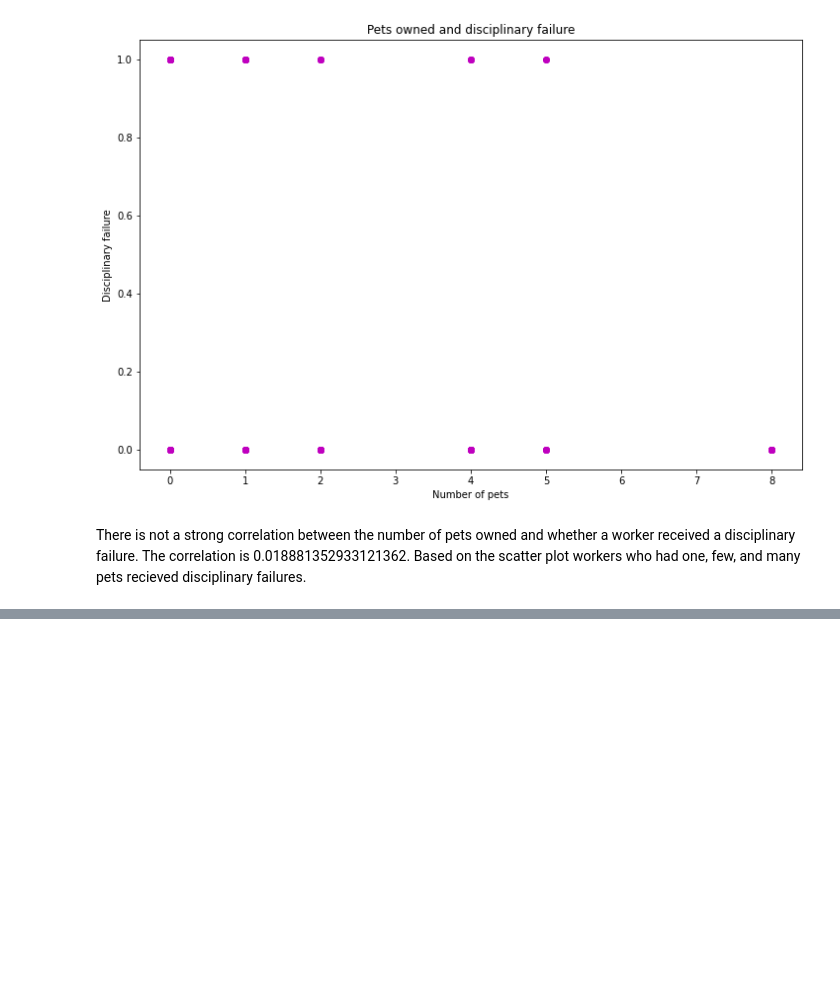
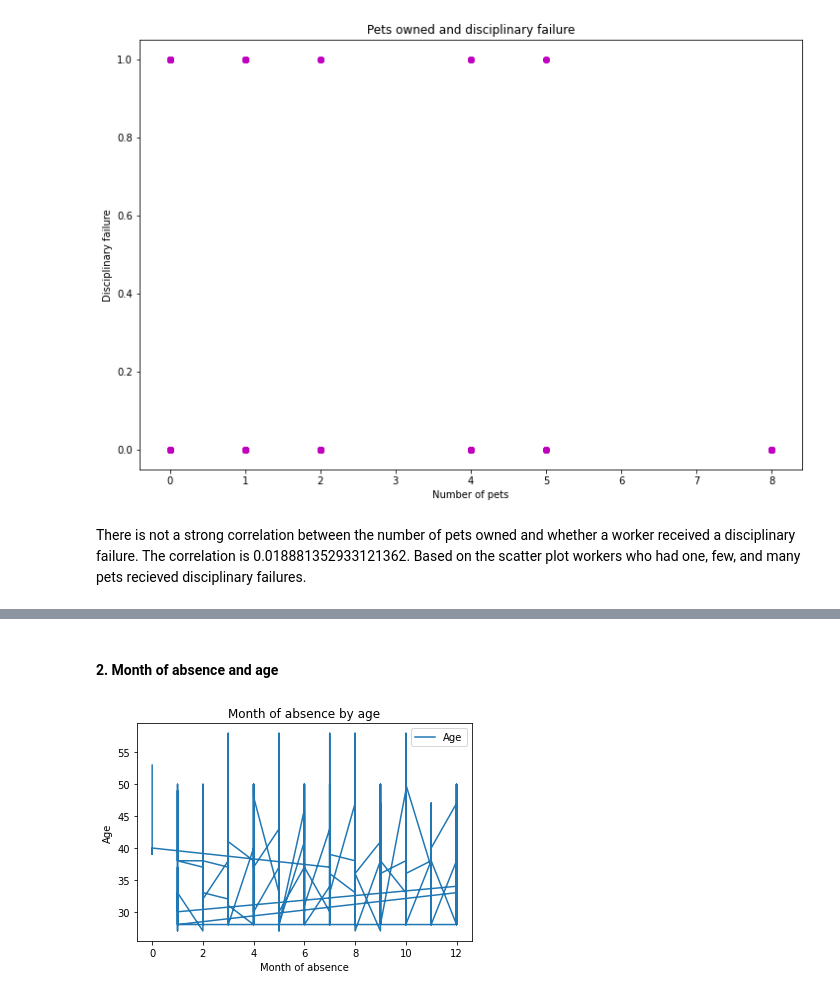
Before and after one commit to molly-rusk/correlation-trials, a Jupyter notebook: Correlation_Trials_Notebook.ipynb, the cells around one changed output, grey strips where cells are left out. Drawn from its saved outputs; the diff is of its cells as text; code cells hidden in the pictures; blank space fills up the shorter version.

```diff
--- a/Correlation_Trials_Notebook.ipynb
+++ b/Correlation_Trials_Notebook.ipynb
@@ -361,0 +465,9 @@ There is not a strong correlation between the number of pets owned and whether a
+# %% [markdown]
+#### 2. Month of absence and age
+# %%
+absent_data.plot.line(x='Month of absence', y='Age')
+plt.ylabel('Age')
+plt.title('Month of absence by age')
+plt.show()
+# %% [output]
+[figure, added]
```
Also changed, not shown: parts of 27 cells of this notebook.
